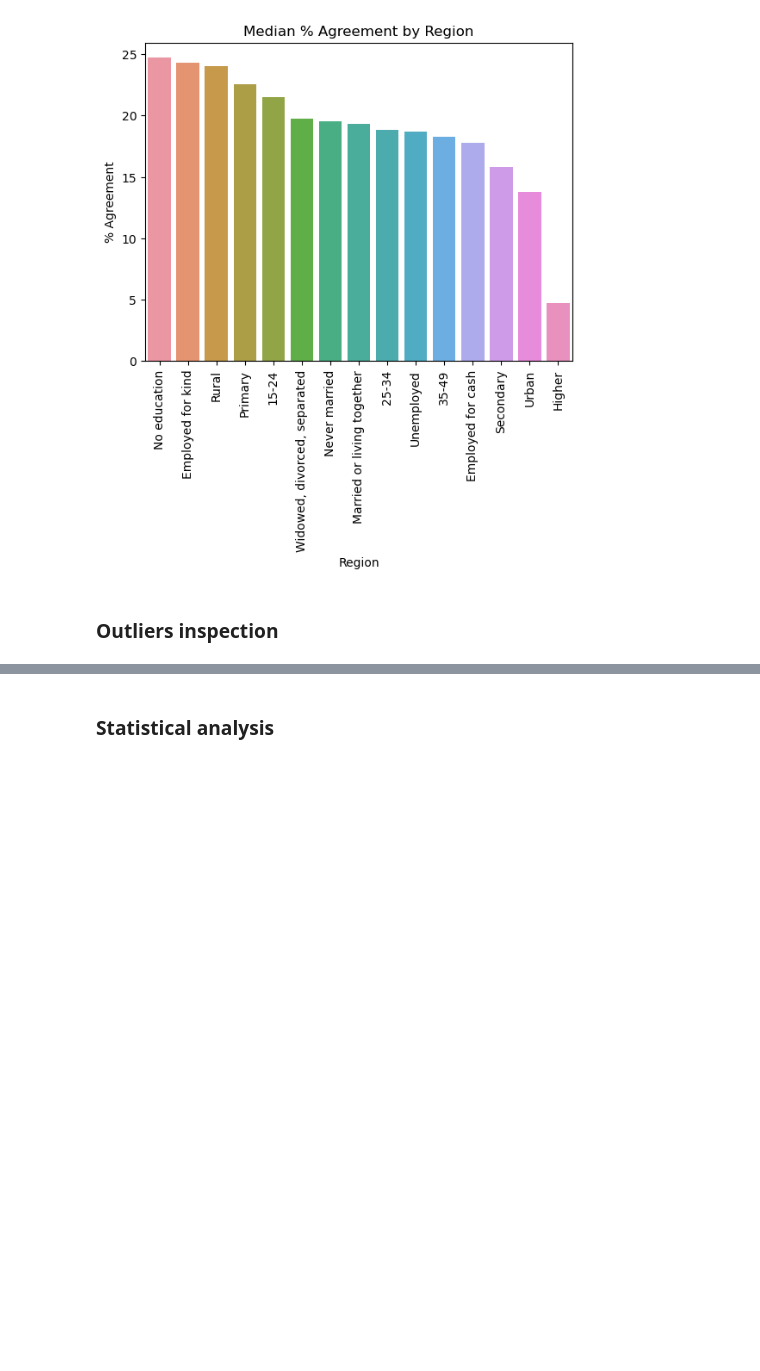
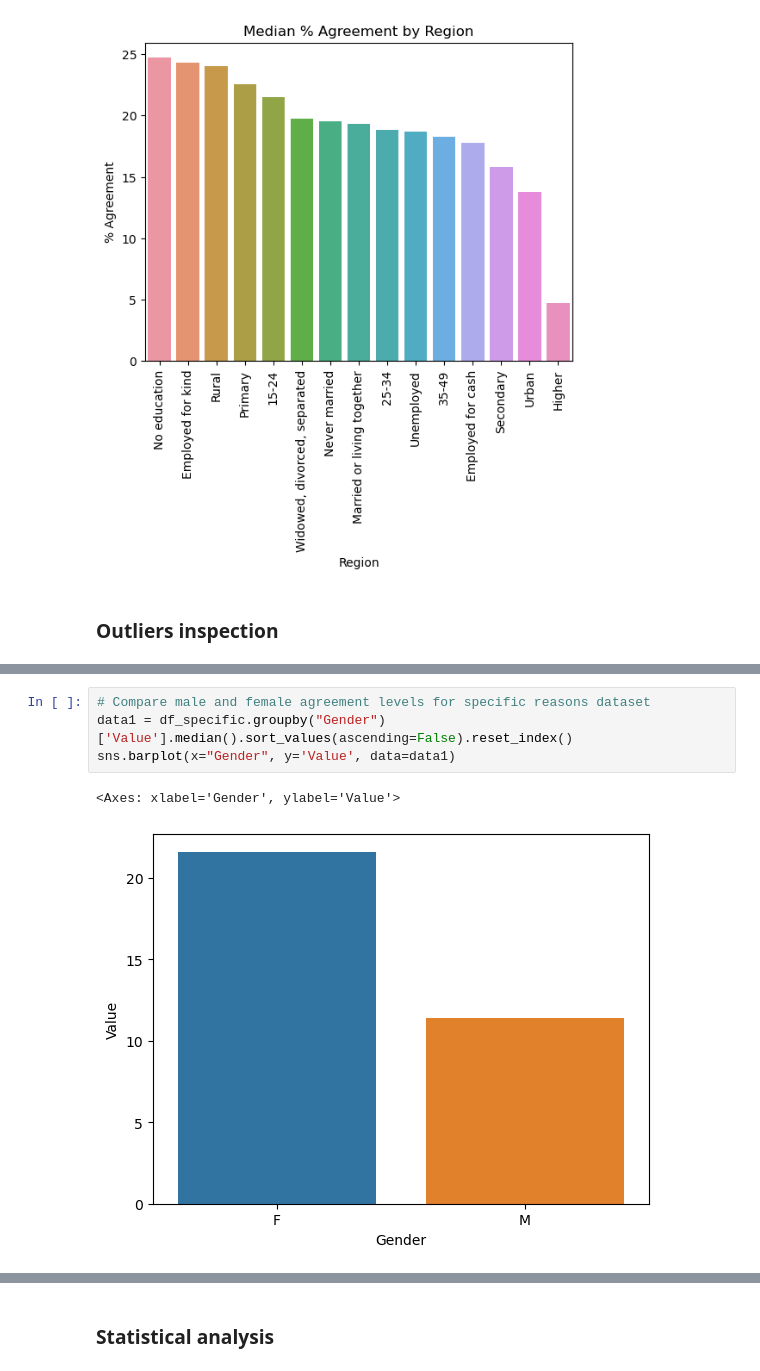
Before and after one commit to MaureenMbugua/Understanding_violence_against_women, a Jupyter notebook: Understanding_violence_against_women.ipynb, the cells around one changed output, grey strips where cells are left out. Drawn from its saved outputs; the diff is of its cells as text; blank space fills up the shorter version.

```diff
--- a/Understanding_violence_against_women.ipynb
+++ b/Understanding_violence_against_women.ipynb
@@ -812,0 +859,7 @@ plt.show()
+# %%
+# Compare male and female agreement levels for specific reasons dataset
+data1 = df_specific.groupby("Gender")['Value'].median().sort_values(ascending=False).reset_index()
+sns.barplot(x="Gender", y='Value', data=data1)
+# %% [output]
+<Axes: xlabel='Gender', ylabel='Value'>
+[figure, added]
```
Also changed, not shown: parts of 17 cells of this notebook.
